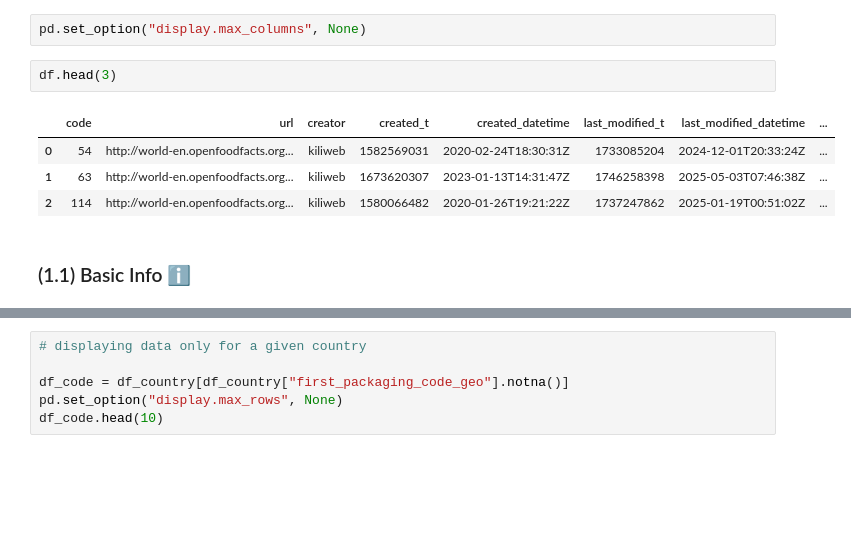
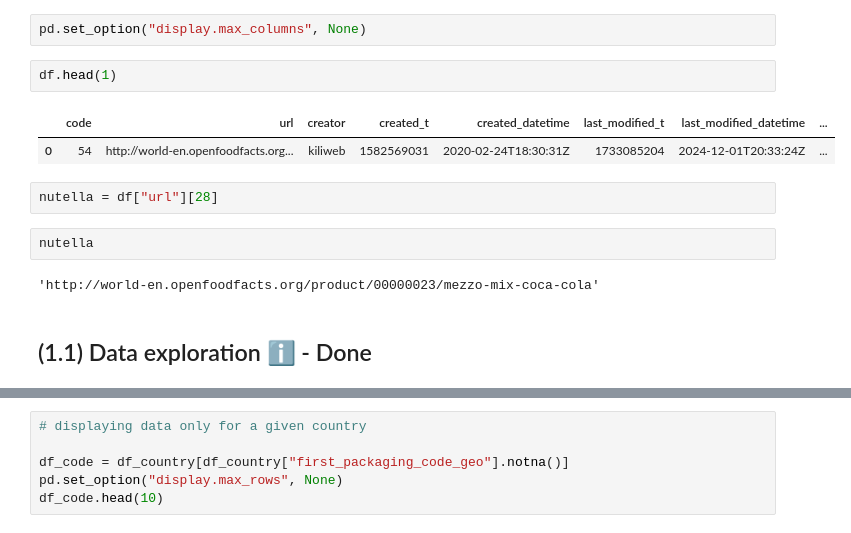
Before and after one commit to YvicPDL/Y-TRUST, a Jupyter notebook: notebooks/20250609 data exploration.ipynb, the cells around one changed output, grey strips where cells are left out. Drawn from its saved outputs; the diff is of its cells as text; blank space fills up the shorter version.

```diff
--- a/notebooks/20250609 data exploration.ipynb
+++ b/notebooks/20250609 data exploration.ipynb
@@ -21,12 +75,16 @@ df = pd.read_csv("../../dataset_y-trust/en.openfoodfacts.org.products.csv", on_b
 # %%
 pd.set_option("display.max_columns", None)
 # %%
-df.head(3)
+df.head(1)
 # %% [output]
 |  | code | url | creator | created_t | created_datetime | last_modified_t | last_modified_datetime | ... |
 | 0 | 54 | http://world-en.openfoodfacts.org... | kiliweb | 1582569031 | 2020-02-24T18:30:31Z | 1733085204 | 2024-12-01T20:33:24Z | ... |
-| 1 | 63 | http://world-en.openfoodfacts.org... | kiliweb | 1673620307 | 2023-01-13T14:31:47Z | 1746258398 | 2025-05-03T07:46:38Z | ... |
-| 2 | 114 | http://world-en.openfoodfacts.org... | kiliweb | 1580066482 | 2020-01-26T19:21:22Z | 1737247862 | 2025-01-19T00:51:02Z | ... |
+# %%
+nutella = df["url"][28]
+# %%
+nutella
+# %% [output]
+'http://world-en.openfoodfacts.org/product/00000023/mezzo-mix-coca-cola'
 # %% [markdown]
-###  (1.1) Basic Info ℹ️
+##  (1.1) Data exploration ℹ️  - Done
 # %%
```
Also changed, not shown: parts of 57 cells of this notebook.
